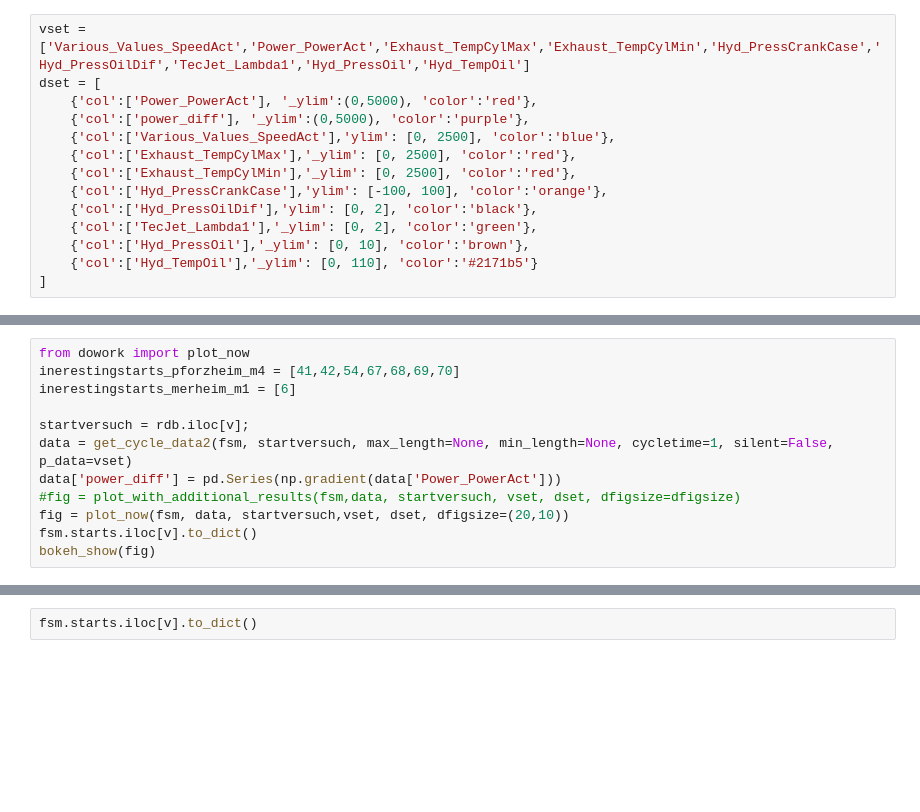
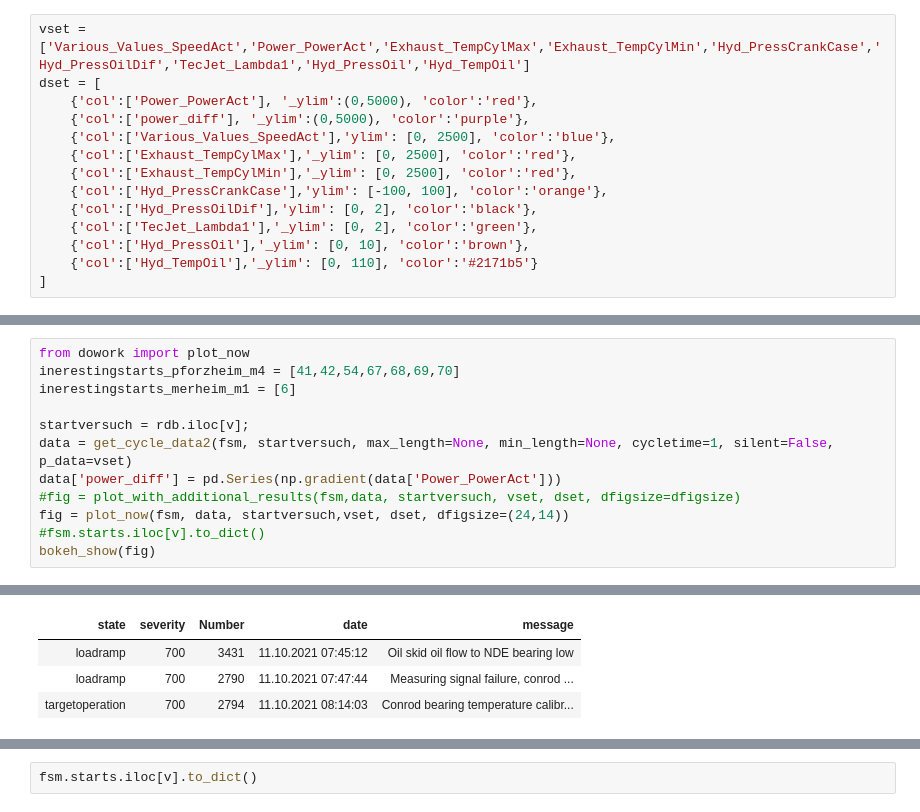
Before and after one commit to dieterch/statemachine, a Jupyter notebook: cottbus.ipynb, the cells around one changed output, grey strips where cells are left out. Cells and saved outputs as stored; diff of their text form; blank space fills up the shorter version.

```diff
--- a/cottbus.ipynb
+++ b/cottbus.ipynb
@@ -122,6 +161,7 @@ startversuch = rdb.iloc[v];
 data = get_cycle_data2(fsm, startversuch, max_length=None, min_length=None, cycletime=1, silent=False, p_data=vset)
 data['power_diff'] = pd.Series(np.gradient(data['Power_PowerAct']))
 #fig = plot_with_additional_results(fsm,data, startversuch, vset, dset, dfigsize=dfigsize)
-fig = plot_now(fsm, data, startversuch,vset, dset, dfigsize=(20,10))
-fsm.starts.iloc[v].to_dict()
+fig = plot_now(fsm, data, startversuch,vset, dset, dfigsize=(24,14))
+#fsm.starts.iloc[v].to_dict()
 bokeh_show(fig)
+# %% [output]
@@ -127,0 +169,4 @@ bokeh_show(fig)
+| state | severity | Number | date | message |
+| loadramp | 700 | 3431 | 11.10.2021 07:45:12 | Oil skid oil flow to NDE bearing low |
+| loadramp | 700 | 2790 | 11.10.2021 07:47:44 | Measuring signal failure, conrod ... |
+| targetoperation | 700 | 2794 | 11.10.2021 08:14:03 | Conrod bearing temperature calibr... |
```
Also changed, not shown: parts of 15 cells of this notebook, 6 other files.
